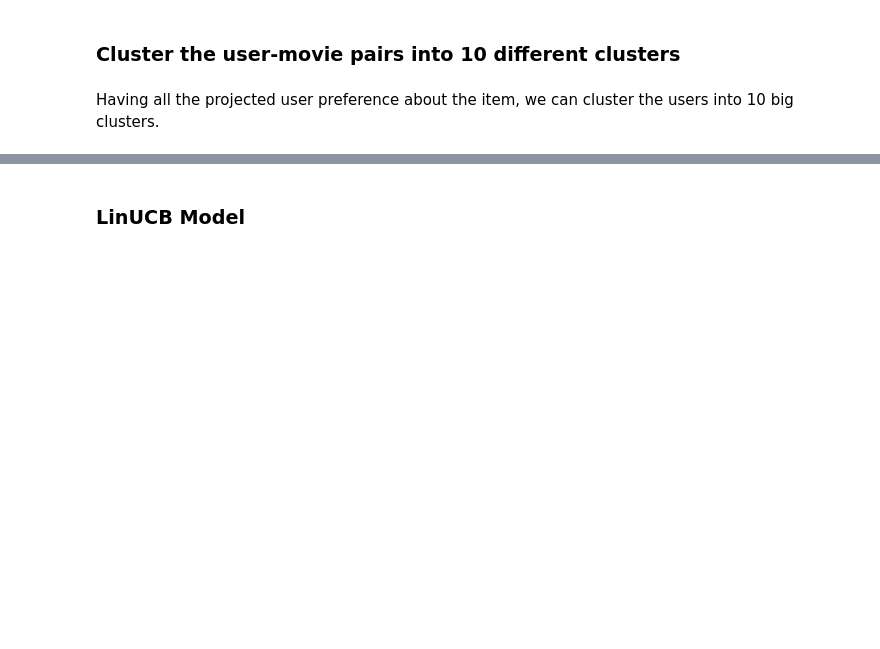
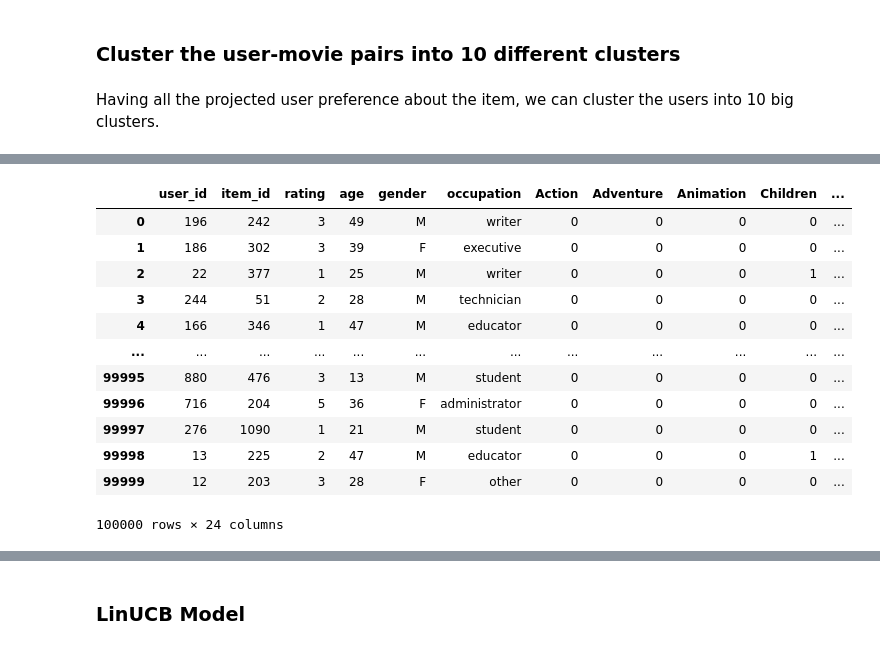
Before and after one commit to ReinerJasin/Multi-Armed-Bandit, a Jupyter notebook: Contextual_Bandit_More_Context.ipynb, the cells around one changed output, grey strips where cells are left out. Drawn from its saved outputs; the diff is of its cells as text; code cells hidden in the pictures; blank space fills up the shorter version.

```diff
--- a/Contextual_Bandit_More_Context.ipynb
+++ b/Contextual_Bandit_More_Context.ipynb
@@ -426,3 +428,19 @@ pd.DataFrame(user_clusters).describe()
 | 50% | 5.000000 |
 | 75% | 7.000000 |
 | max | 9.000000 |
+# %%
+combined_df
+# %% [output]
+|  | user_id | item_id | rating | age | gender | occupation | Action | Adventure | Animation | Children | ... |
+| 0 | 196 | 242 | 3 | 49 | M | writer | 0 | 0 | 0 | 0 | ... |
+| 1 | 186 | 302 | 3 | 39 | F | executive | 0 | 0 | 0 | 0 | ... |
+| 2 | 22 | 377 | 1 | 25 | M | writer | 0 | 0 | 0 | 1 | ... |
+| 3 | 244 | 51 | 2 | 28 | M | technician | 0 | 0 | 0 | 0 | ... |
+| 4 | 166 | 346 | 1 | 47 | M | educator | 0 | 0 | 0 | 0 | ... |
+| ... | ... | ... | ... | ... | ... | ... | ... | ... | ... | ... | ... |
+| 99995 | 880 | 476 | 3 | 13 | M | student | 0 | 0 | 0 | 0 | ... |
+| 99996 | 716 | 204 | 5 | 36 | F | administrator | 0 | 0 | 0 | 0 | ... |
+| 99997 | 276 | 1090 | 1 | 21 | M | student | 0 | 0 | 0 | 0 | ... |
+| 99998 | 13 | 225 | 2 | 47 | M | educator | 0 | 0 | 0 | 1 | ... |
+| 99999 | 12 | 203 | 3 | 28 | F | other | 0 | 0 | 0 | 0 | ... |
+100000 rows × 24 columns
```
Also changed, not shown: parts of 20 cells of this notebook.
